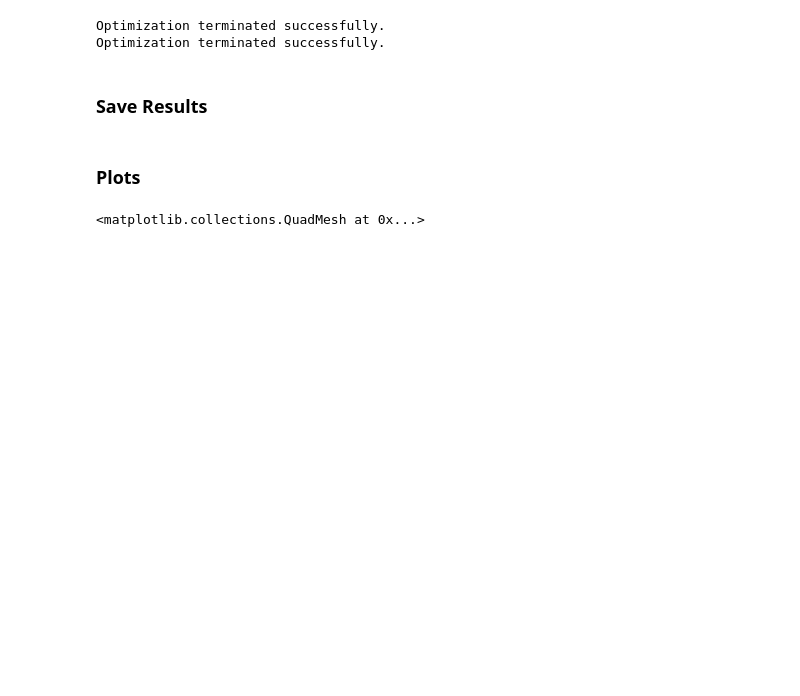
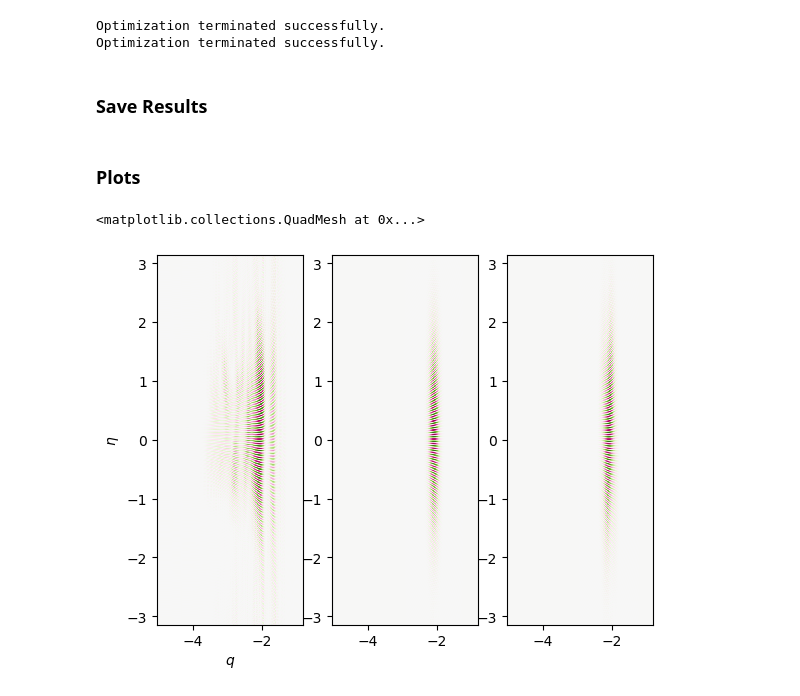
Before and after one commit to Maplenormandy/c1lgkt, a Jupyter notebook: bin/ballooning_filter.ipynb, the cells around one changed output. Saved outputs shown, nothing was run; the diff lists cells and outputs as text; code cells hidden in the pictures; blank space fills up the shorter version.

```diff
--- a/bin/ballooning_filter.ipynb
+++ b/bin/ballooning_filter.ipynb
@@ -341,14 +323,17 @@ np.savez('./outputs/fit_results.npz', res_g=res_g, res_gh=res_gh)
 # %%
 # %% Plot the result
 dpot_fit_g = sum_balloon_mode(q_grid, theta_grid, 1, 3*nphi, GaussHermiteFunction(res_g.x[:4], res_g.x[4:]), False)
 dpot_fit_gh = sum_balloon_mode(q_grid, theta_grid, 1, 3*nphi, GaussHermiteFunction(res_g.x[:4], res_gh.x), False)
 
 plt.figure()
 ax = plt.subplot(131)
 plt.pcolormesh(q_samp, theta_samp, np.real(dpot_grid), norm=mpl.colors.CenteredNorm(), cmap='PiYG')
+plt.xlabel(R'$q$')
+plt.ylabel(R'$\eta$')
 plt.subplot(132, sharex=ax, sharey=ax)
 plt.pcolormesh(q_samp, theta_samp, np.real(dpot_fit_g), norm=mpl.colors.CenteredNorm(), cmap='PiYG')
 plt.subplot(133, sharex=ax, sharey=ax)
 plt.pcolormesh(q_samp, theta_samp, np.real(dpot_fit_gh), norm=mpl.colors.CenteredNorm(), cmap='PiYG')
 # %% [output]
 <matplotlib.collections.QuadMesh at 0x...>
+[figure, added]
```
Also changed, not shown: parts of 9 cells of this notebook, 7 other files.
